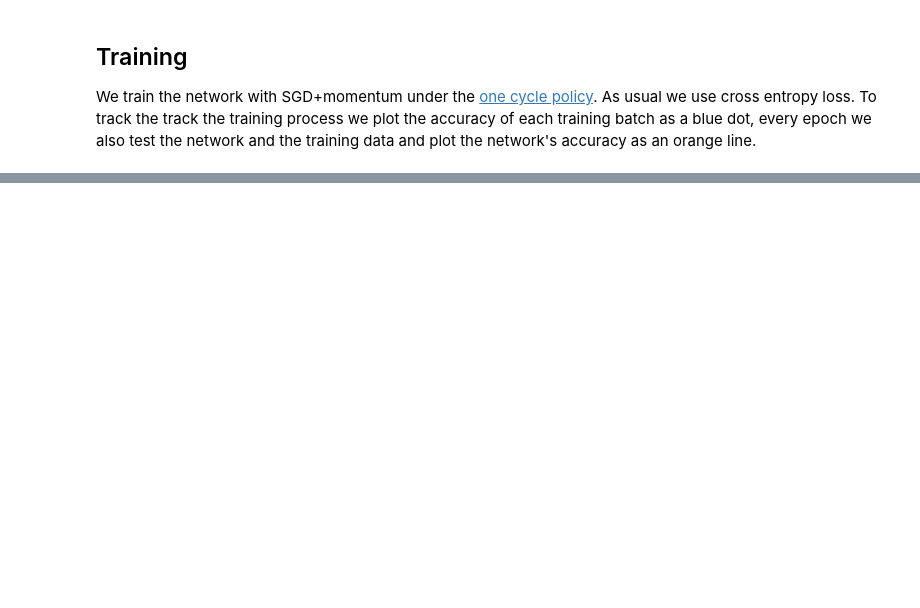
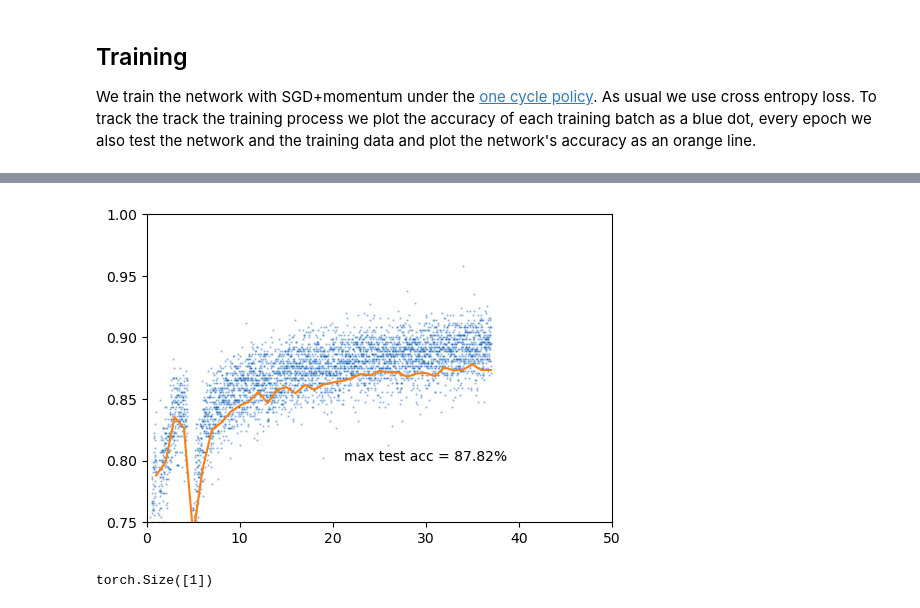
Before and after one commit to bmnsmets/semitorch, a Jupyter notebook: experiments/convnext_fashion.ipynb, the cells around one changed output, grey strips where cells are left out. Drawn from its saved outputs; the diff is of its cells as text; code cells hidden in the pictures; blank space fills up the shorter version.

```diff
--- a/experiments/convnext_fashion.ipynb
+++ b/experiments/convnext_fashion.ipynb
@@ -185,0 +216,74 @@ for idx, (name, param) in enumerate(convnext_st_classic_atto.named_parameters())
+# %%
+model = convnext_st_maxplusmlp_atto
+model.reset_parameters()
+
+loss = nn.CrossEntropyLoss(label_smoothing=0.1)
+epochs = 50
+base_lr = 1e-2
+
+optimizer = torch.optim.AdamW(model.parameters(), lr=base_lr, weight_decay=5e-3)
+scheduler = CosineLRScheduler(
+    optimizer,
+    t_initial=epochs,
+    warmup_t=5,
+    warmup_lr_init=base_lr/25,
+    lr_min=base_lr/500,
+)
+
+train(
+    model,
+    device,
+    trainloader,
+    testloader,
+    optimizer,
+    scheduler,
+    loss,
+    epochs,
+)
+
+
+# @torch.no_grad()
+# def turn_off_layerscale_training(x):
+#     if type(x) == semitorch.models.general.LayerScaler:
+#         x.gamma.requires_grad_(False)
+
+# m.apply(turn_off_layerscale_training)
+
+# finetune_epochs = 10
+# finetune_lr = 5e-5
+# lr_decay = 0.8
+
+# finetune_optimizer = torch.optim.AdamW(
+#     [
+#         {"params": m.head.parameters()},
+#         {"params": m.stages[3].parameters()},
+#         {"params": m.stages[2].parameters(), "lr_scale": (finetune_lr * lr_decay)},
+#         {"params": m.stages[1].parameters(), "lr_scale": (finetune_lr * lr_decay**2)},
+#         {"params": m.stages[0].parameters(), "lr_scale": (finetune_lr * lr_decay**3)},
+#         {"params": m.stem.parameters(), "lr_scale": 0.0},
+#     ],
+#     lr=base_lr,
+#     weight_decay=1e-8,
+# )
+# finetune_scheduler = CosineLRScheduler(
+#     finetune_optimizer,
+#     t_initial=finetune_epochs,
+#     lr_min=base_lr / 10,
+# )
+
+# train(
+#     m,
+#     device,
+#     trainloader,
+#     testloader,
+#     finetune_optimizer,
+#     finetune_scheduler,
+#     loss,
+#     finetune_epochs,
+# )
+# %% [output]
+[figure, added]
+# %%
+torch.rand(1,2).shape[0:-1]
+# %% [output]
+torch.Size([1])
```
Also changed, not shown: parts of 5 cells of this notebook, 3 other files.
